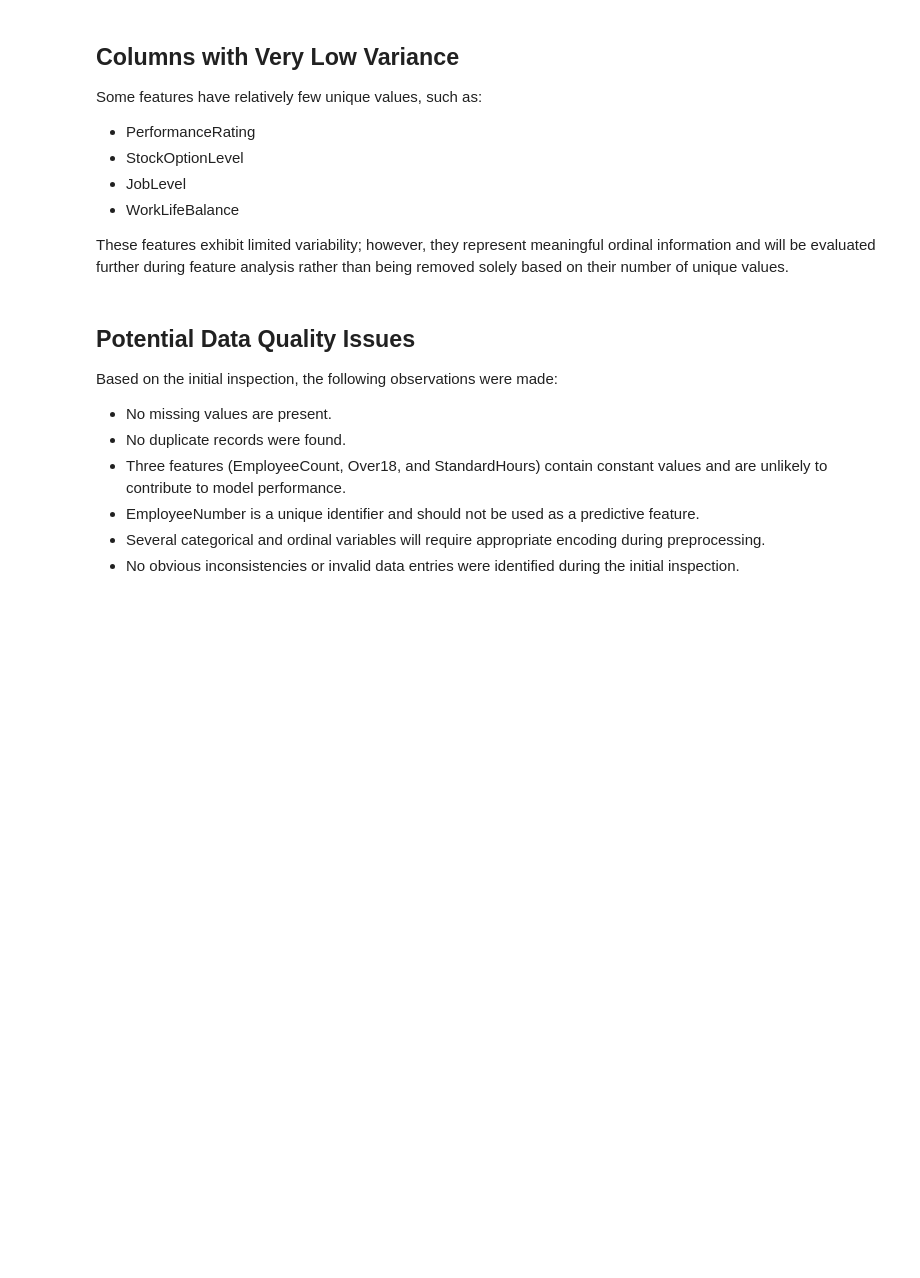
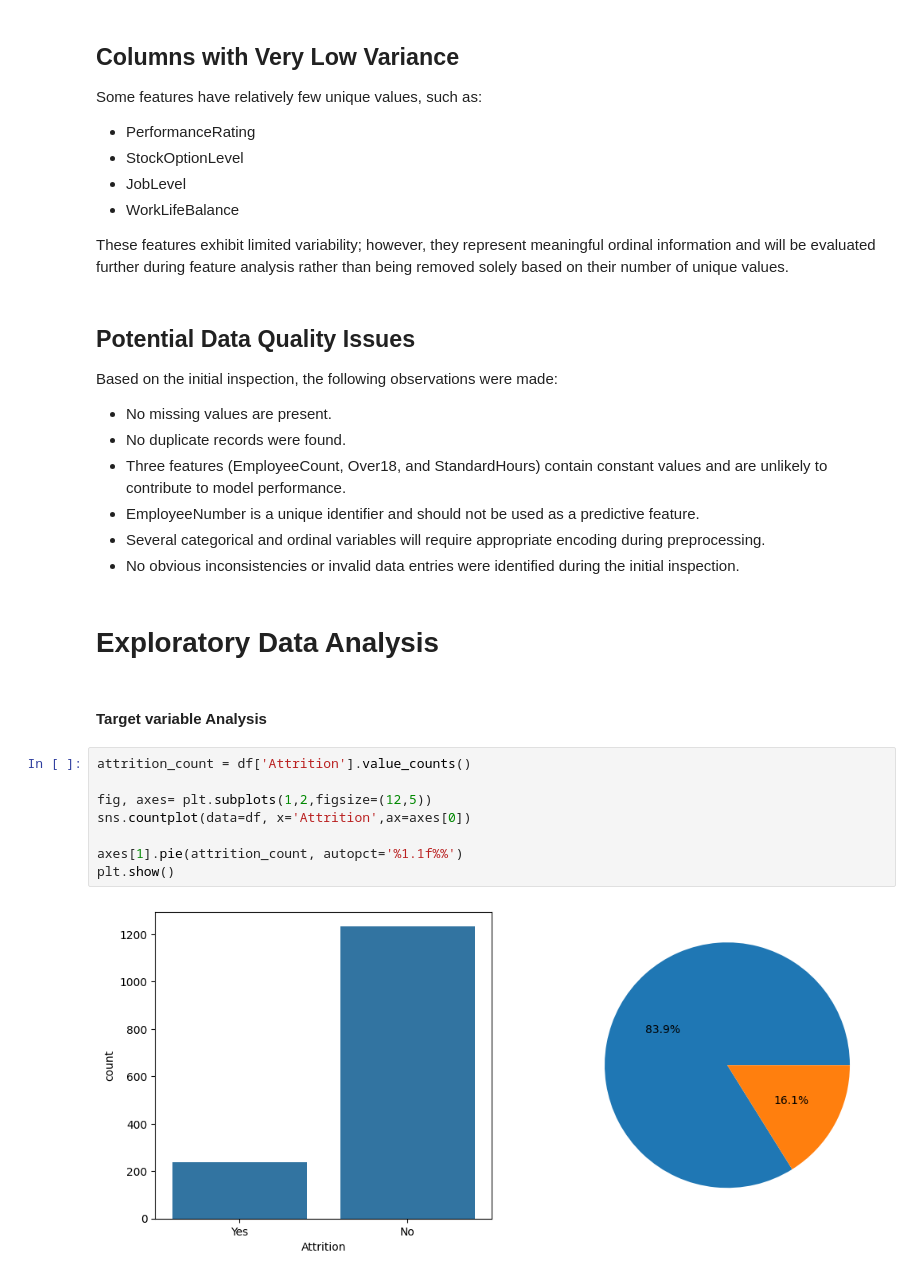
Before and after one commit to Somrat390/Employee-Attrition-Prediction-Platform, a Jupyter notebook: Notebooks/1_business_understanding_.ipynb, the cells around one changed output. Saved outputs shown, nothing was run; the diff lists cells and outputs as text; blank space fills up the shorter version.

Commit message:
Univariate Analysis

```diff
--- a/Notebooks/1_business_understanding_.ipynb
+++ b/Notebooks/1_business_understanding_.ipynb
@@ -353,3 +353,17 @@ Based on the initial inspection, the following observations were made:
 - EmployeeNumber is a unique identifier and should not be used as a predictive feature.
 - Several categorical and ordinal variables will require appropriate encoding during preprocessing.
 - No obvious inconsistencies or invalid data entries were identified during the initial inspection.
+# %% [markdown]
+# Exploratory Data Analysis
+# %% [markdown]
+#### Target variable Analysis
+# %%
+attrition_count = df['Attrition'].value_counts()
+
+fig, axes= plt.subplots(1,2,figsize=(12,5))
+sns.countplot(data=df, x='Attrition',ax=axes[0])
+
+axes[1].pie(attrition_count, autopct='%1.1f%%')
+plt.show()
+# %% [output]
+[figure, added]
```
Also changed, not shown: parts of 28 cells of this notebook.
